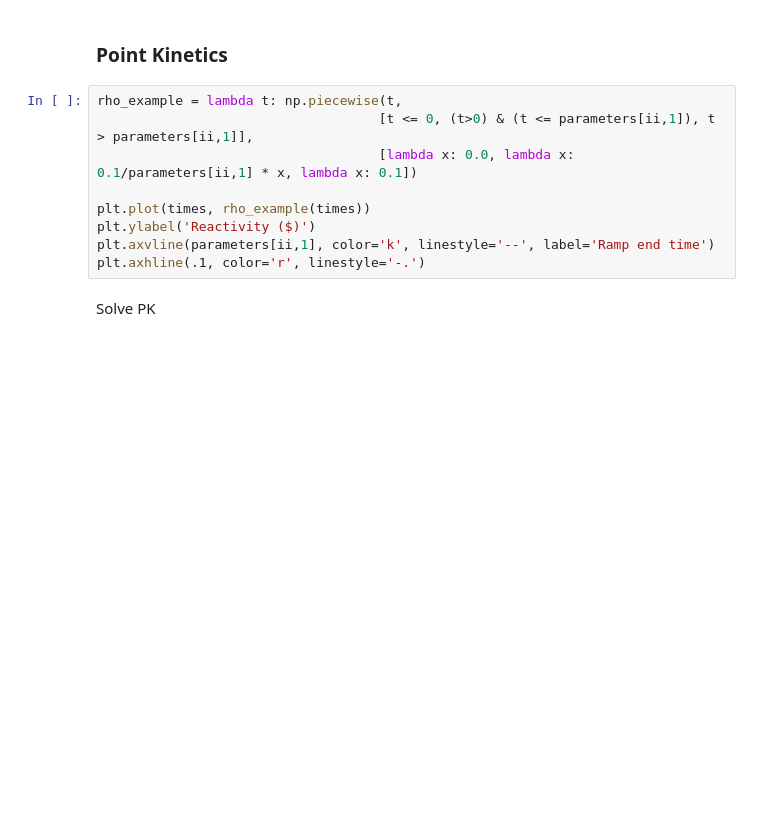
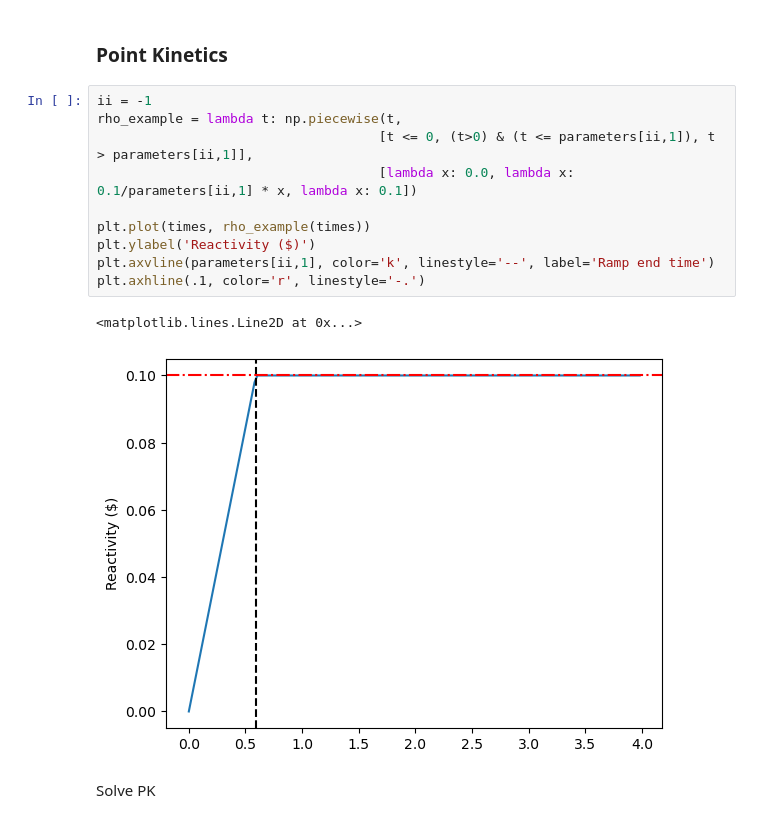
Before and after one commit to ERMETE-Lab/NuSHRED, a Jupyter notebook: Code/P5/01_generate_snaps.ipynb, the cells around one changed output. Saved outputs shown, nothing was run; the diff lists cells and outputs as text; blank space fills up the shorter version.

```diff
--- a/Code/P5/01_generate_snaps.ipynb
+++ b/Code/P5/01_generate_snaps.ipynb
@@ -140,14 +165,18 @@ for key in parametric_snapshots.keys():
 # %% [markdown]
 ### Point Kinetics
 # %%
+ii = -1
 rho_example = lambda t: np.piecewise(t,
                                     [t <= 0, (t>0) & (t <= parameters[ii,1]), t > parameters[ii,1]],
                                     [lambda x: 0.0, lambda x: 0.1/parameters[ii,1] * x, lambda x: 0.1])
 
 plt.plot(times, rho_example(times))
 plt.ylabel('Reactivity ($)')
 plt.axvline(parameters[ii,1], color='k', linestyle='--', label='Ramp end time')
 plt.axhline(.1, color='r', linestyle='-.')
+# %% [output]
+<matplotlib.lines.Line2D at 0x...>
+[figure, added]
 # %% [markdown]
 Solve PK
 # %%
```
Also changed, not shown: parts of 14 cells of this notebook, 5 other files.
